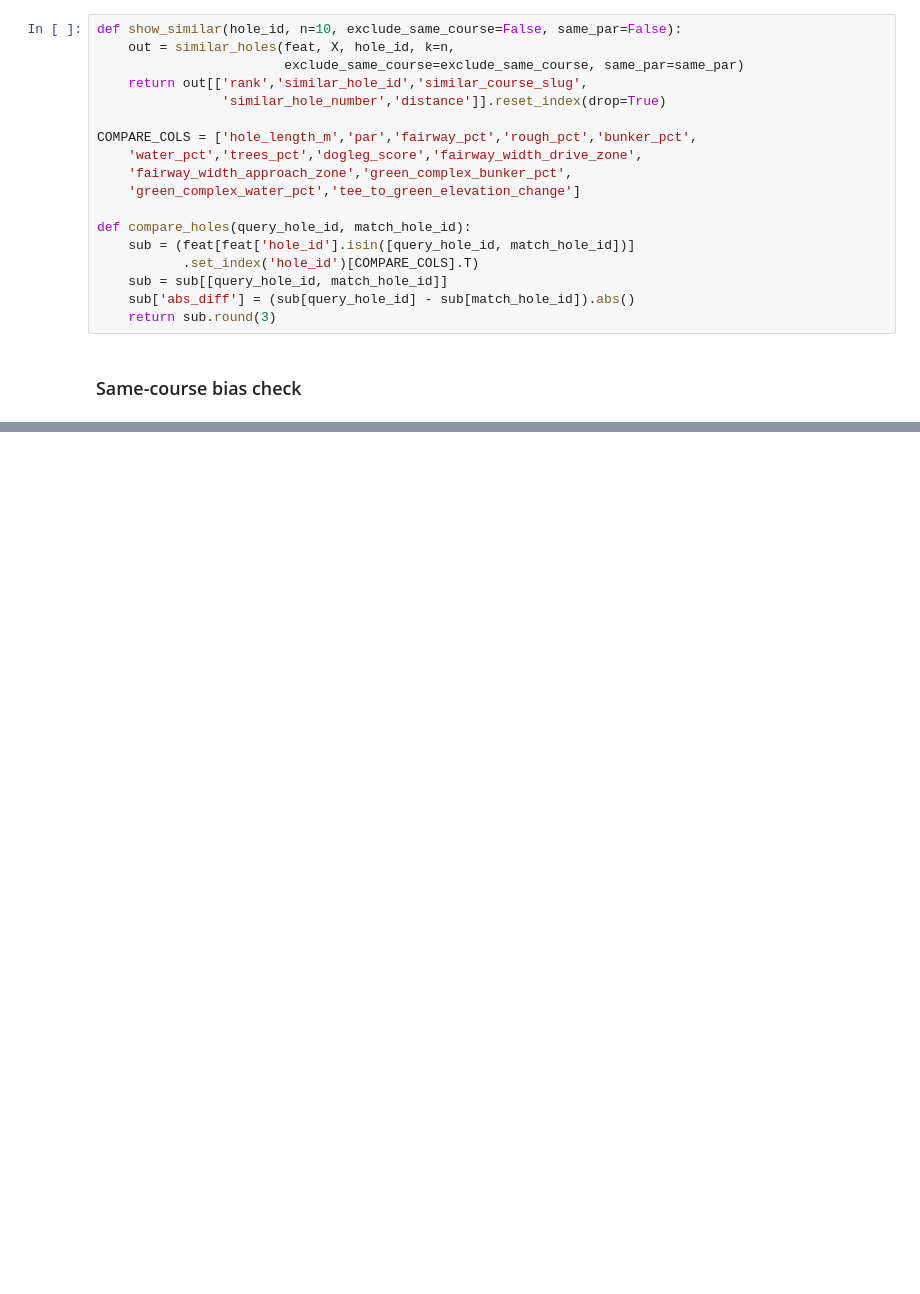
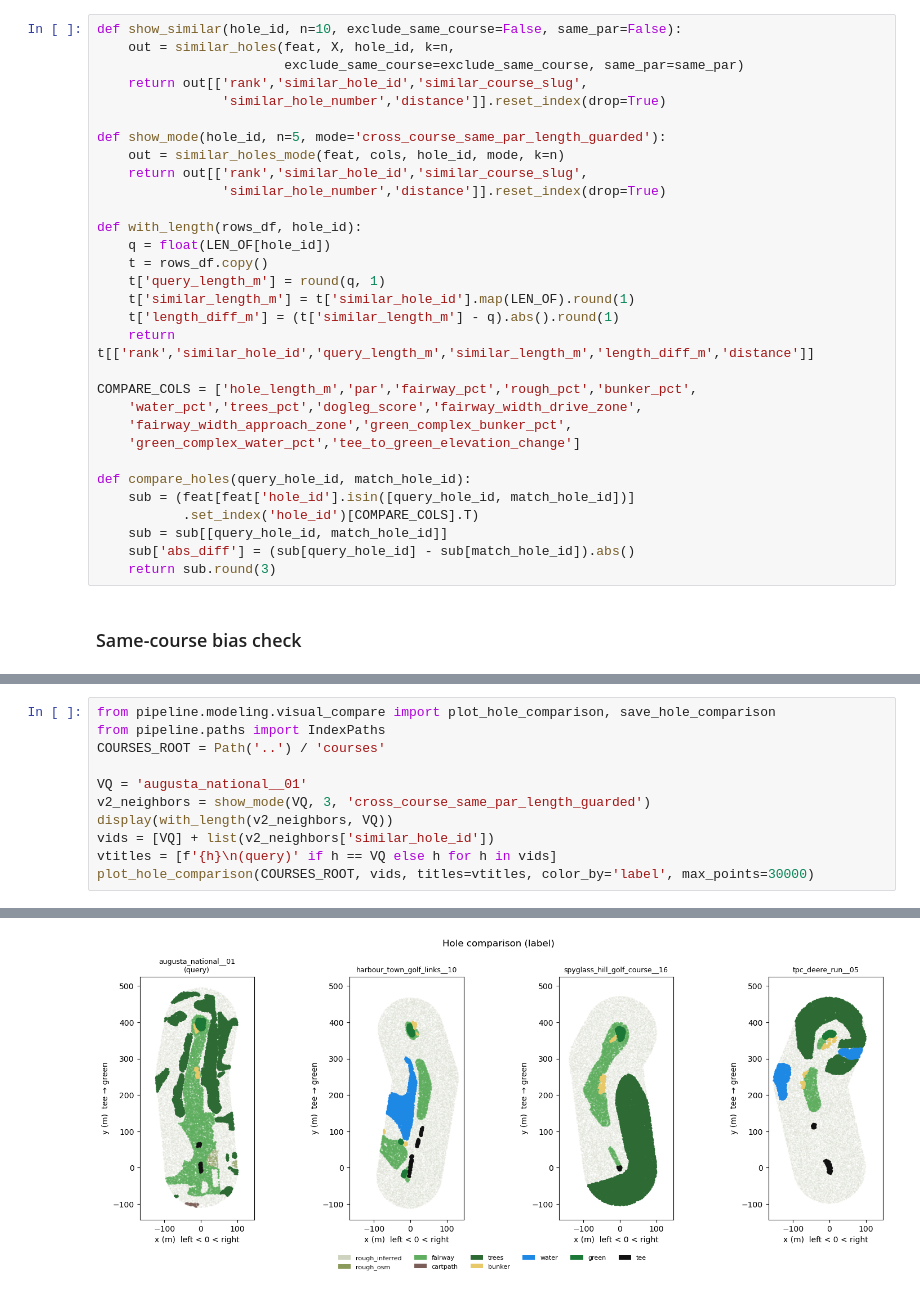
Before and after one commit to davishelman/golf-data-research, a Jupyter notebook: notebooks/hole_similarity_research.ipynb, the cells around one changed output, grey strips where cells are left out. Drawn from its saved outputs; the diff is of its cells as text; blank space fills up the shorter version.

Commit message:
v2 of pipeline, new logic to reflect distance better

```diff
--- a/notebooks/hole_similarity_research.ipynb
+++ b/notebooks/hole_similarity_research.ipynb
@@ -332,6 +255,19 @@ def show_similar(hole_id, n=10, exclude_same_course=False, same_par=False):
                         exclude_same_course=exclude_same_course, same_par=same_par)
     return out[['rank','similar_hole_id','similar_course_slug',
                 'similar_hole_number','distance']].reset_index(drop=True)
+
+def show_mode(hole_id, n=5, mode='cross_course_same_par_length_guarded'):
+    out = similar_holes_mode(feat, cols, hole_id, mode, k=n)
+    return out[['rank','similar_hole_id','similar_course_slug',
+                'similar_hole_number','distance']].reset_index(drop=True)
+
+def with_length(rows_df, hole_id):
+    q = float(LEN_OF[hole_id])
+    t = rows_df.copy()
+    t['query_length_m'] = round(q, 1)
+    t['similar_length_m'] = t['similar_hole_id'].map(LEN_OF).round(1)
+    t['length_diff_m'] = (t['similar_length_m'] - q).abs().round(1)
+    return t[['rank','similar_hole_id','query_length_m','similar_length_m','length_diff_m','distance']]
 
 COMPARE_COLS = ['hole_length_m','par','fairway_pct','rough_pct','bunker_pct',
     'water_pct','trees_pct','dogleg_score','fairway_width_drive_zone',
@@ -463,0 +352,12 @@ means "plays similarly," not "looks similar on a scorecard."
+# %%
+from pipeline.modeling.visual_compare import plot_hole_comparison, save_hole_comparison
+from pipeline.paths import IndexPaths
+COURSES_ROOT = Path('..') / 'courses'
+
+VQ = 'augusta_national__01'
+v2_neighbors = show_mode(VQ, 3, 'cross_course_same_par_length_guarded')
+display(with_length(v2_neighbors, VQ))
+vids = [VQ] + list(v2_neighbors['similar_hole_id'])
+vtitles = [f'{h}\n(query)' if h == VQ else h for h in vids]
+plot_hole_comparison(COURSES_ROOT, vids, titles=vtitles, color_by='label', max_points=30000)
+# %% [output]
@@ -463,0 +368 @@ means "plays similarly," not "looks similar on a scorecard."
+[figure, added]
```
Also changed, not shown: parts of 37 cells of this notebook, 6 other files.
